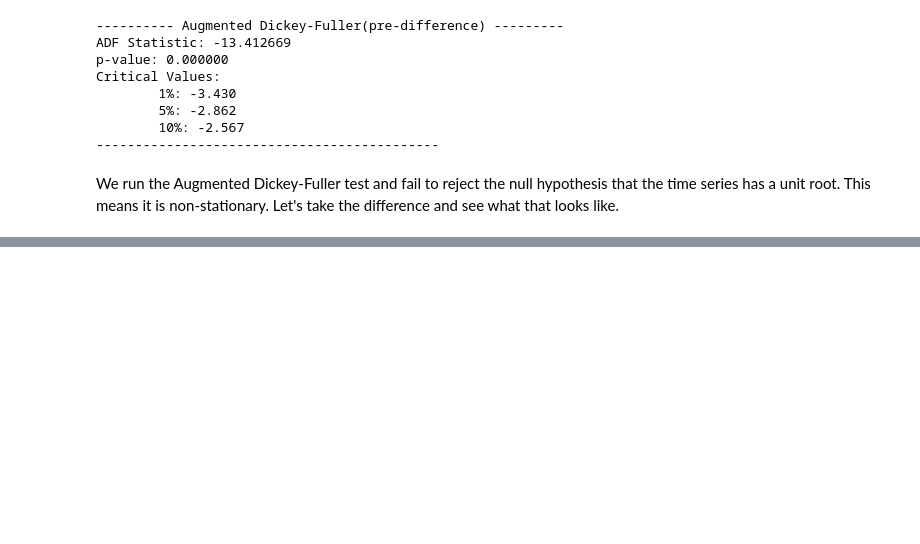
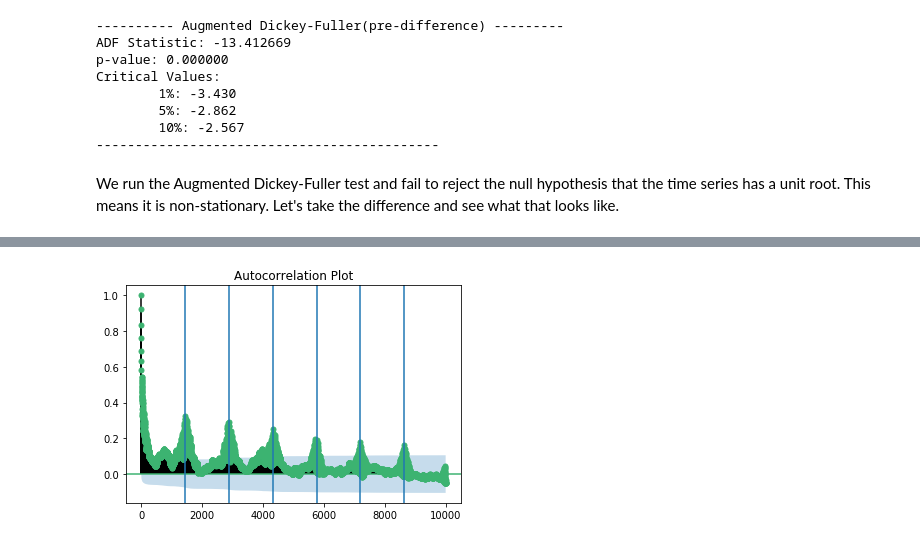
Before and after one commit to acastrops/the-lost-packets, a Jupyter notebook: modeling/SARIMAX modeling of packets.ipynb, the cells around one changed output, grey strips where cells are left out. Saved outputs shown, nothing was run; the diff lists cells and outputs as text; code cells hidden in the pictures; blank space fills up the shorter version.

```diff
--- a/modeling/SARIMAX modeling of packets.ipynb
+++ b/modeling/SARIMAX modeling of packets.ipynb
@@ -136,0 +137,15 @@ plt.show()
+# %%
+#Increasing label size and image size
+#plt.rcParams.update({'font.size': 22})
+#plt.figure(figsize = (24,16))
+
+#Plotting
+sm.graphics.tsa.plot_acf(akamai.iloc[1:]['dropped'], lags=10000, ax=plt.gca(), title="Autocorrelation Plot", color='mediumseagreen')
+
+xcoords = [1440, 2880, 4320, 5760, 7200, 8640]
+for xc in xcoords:
+    plt.axvline(x=xc)
+
+plt.savefig('acf_plot.png')
+# %% [output]
+[figure, added]
```
Also changed, not shown: parts of 11 cells of this notebook, 1 other file.
